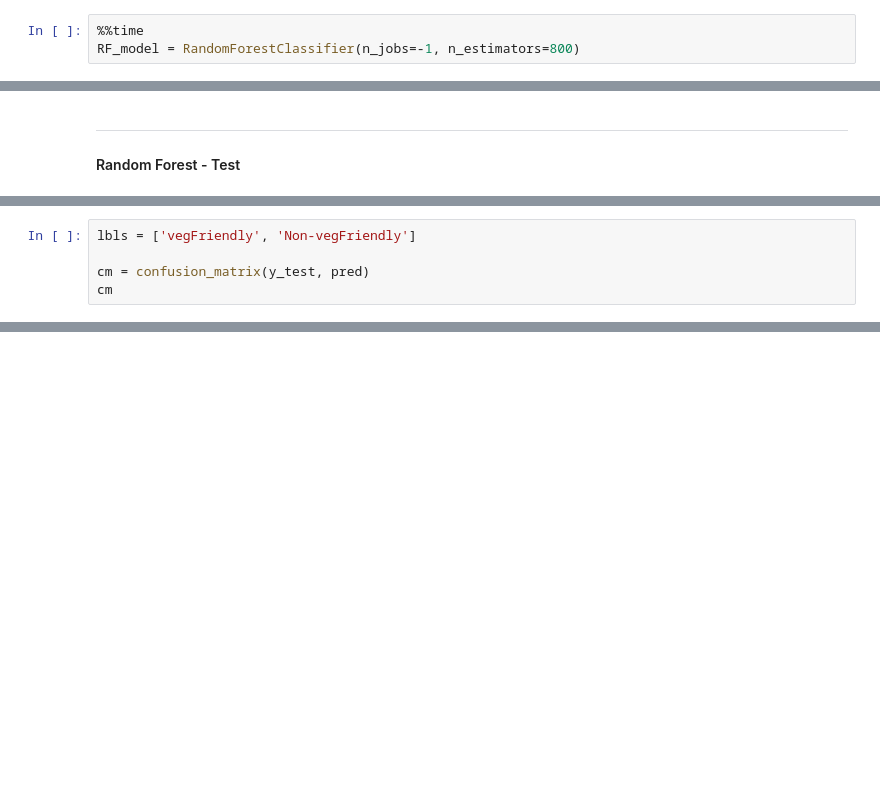
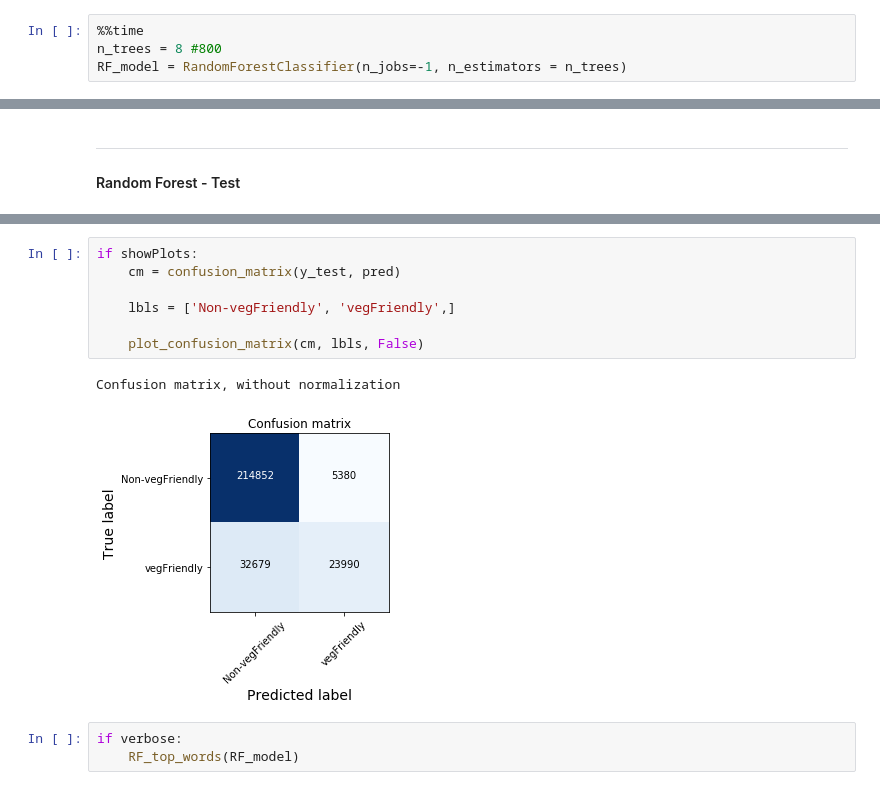
Before and after one commit to nReyna/capstone-VeCan-or-VeCant, a Jupyter notebook: RF_Yelp-VegFrnd.ipynb, the cells around one changed output, grey strips where cells are left out. Saved outputs shown, nothing was run; the diff lists cells and outputs as text; blank space fills up the shorter version.

Commit message:
Updated RF model

```diff
--- a/RF_Yelp-VegFrnd.ipynb
+++ b/RF_Yelp-VegFrnd.ipynb
@@ -180,6 +228,7 @@ Percentage of explained variance (dimRed) 17.95554121606649
 from sklearn.ensemble import RandomForestClassifier
 # %%
 %%time
-RF_model = RandomForestClassifier(n_jobs=-1, n_estimators=800)
+n_trees = 8 #800
+RF_model = RandomForestClassifier(n_jobs=-1, n_estimators = n_trees)
 # %% [output]
 CPU times: user 0 ns, sys: 0 ns, total: 0 ns
@@ -264,6 +291 @@ from sklearn.metrics import confusion_matrix, accuracy_score, precision_score, r
 from sklearn.metrics import classification_report, roc_auc_score, roc_curve
-# %%
-lbls = ['vegFriendly', 'Non-vegFriendly']
-
-cm = confusion_matrix(y_test, pred)
-cm
@@ -302,0 +317,13 @@ Confusion matrix, without normalization
+# %%
+if showPlots:
+    cm = confusion_matrix(y_test, pred)
+
+    lbls = ['Non-vegFriendly', 'vegFriendly',]
+
+    plot_confusion_matrix(cm, lbls, False)
+# %% [output]
+Confusion matrix, without normalization
+[figure, added]
+# %%
+if verbose:
+    RF_top_words(RF_model)
```
Also changed, not shown: parts of 73 cells of this notebook.
